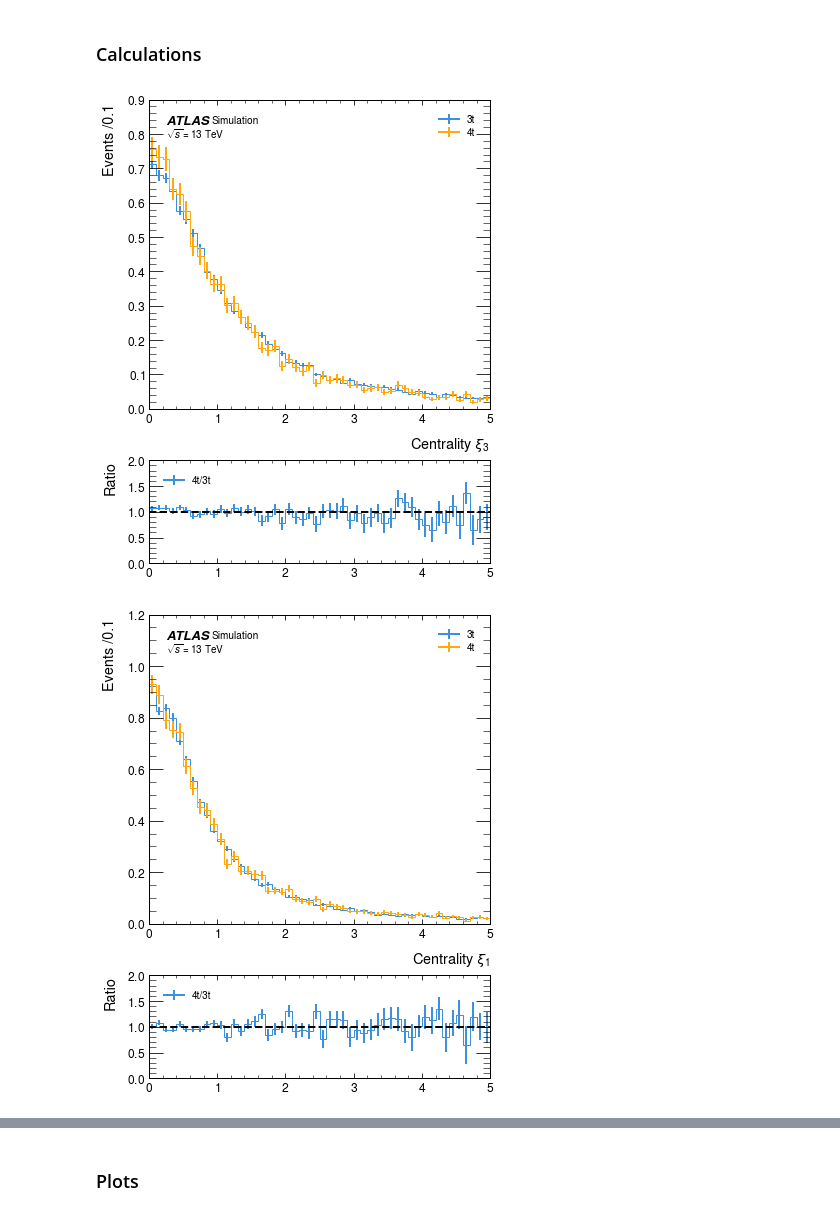
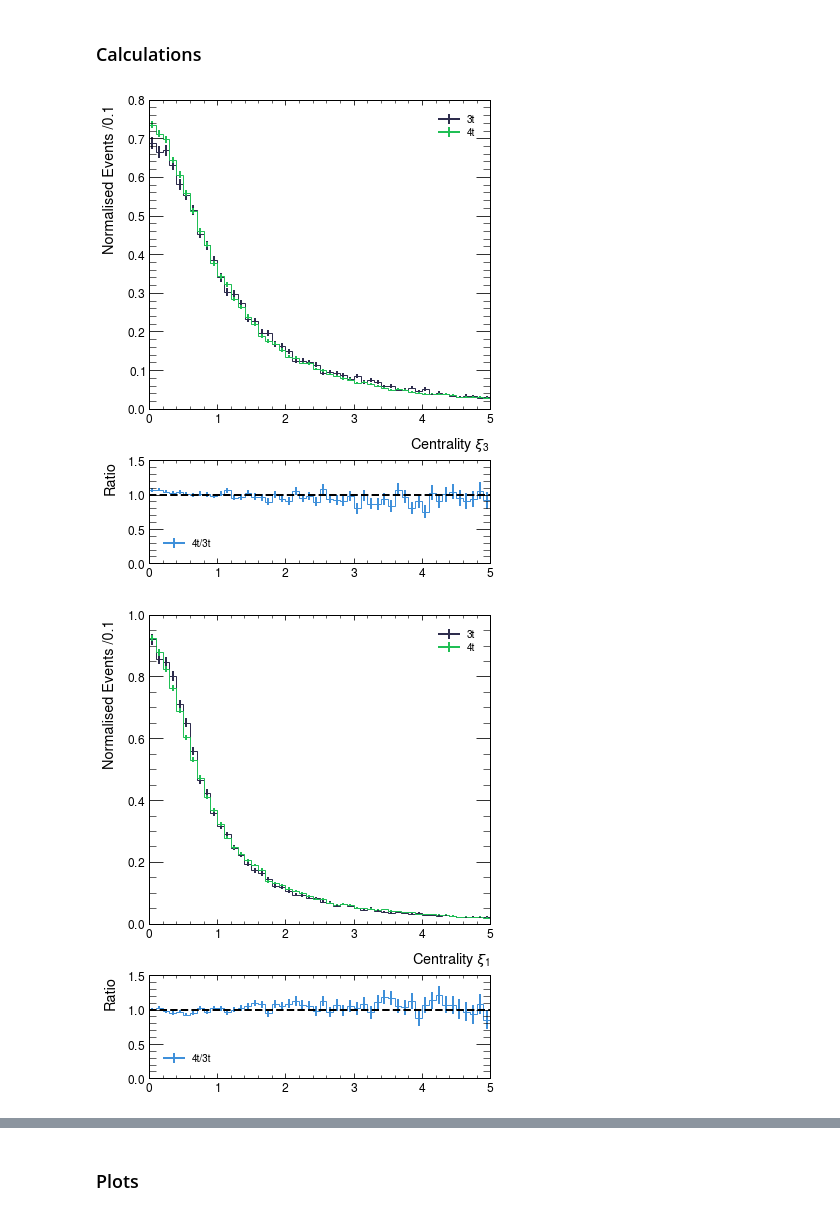
Before and after one commit to archiebrooks02/MPHYS-4Top, a Jupyter notebook: final_matched_events.ipynb, the cells around one changed output, grey strips where cells are left out. Drawn from its saved outputs; the diff is of its cells as text; code cells hidden in the pictures.

```diff
--- a/final_matched_events.ipynb
+++ b/final_matched_events.ipynb
@@ -1367,0 +1358,2 @@ len(fm_truth_tops_4t_1L)
+# %%
+hep.style.use(hep.style.ATLAS)
@@ -1368,3 +1380,5 @@ len(fm_truth_tops_4t_1L)
+# %%
+hep.style.use(hep.style.ROOT)
 # %%
 fig, ax = plt.subplots(nrows = 1, ncols = 3, figsize = (24,8))
 histogram([fm_truth_tops_4t_1L[:,0].m, fm_truth_tops_4t_1L[:,1].m, fm_truth_tops_4t_1L[:,2].m, fm_truth_tops_4t_1L[:,3].m], 30, [r'$t_1$', r'$t_2$', r'$t_3$', r'$t_4$'], ax[0], density = False, x_units='GeV', set_range=(100,250), print_peak=True)
@@ -1764,8 +1780,8 @@ NameError: name 'plt' is not defined
 # %% [markdown]
 ## Partonic Variable Analysis
 # %%
-tops_4t = vector.zip({'pt':fm_reco_tops_4t_0L.pt,'eta':fm_reco_tops_4t_0L.eta,'phi':fm_reco_tops_4t_0L.phi, 'mass':172.76})
-tops_3t = vector.zip({'pt':fm_3t_0L.pt,'eta':fm_3t_0L.eta,'phi':fm_3t_0L.phi, 'mass':172.76})
+tops_4t = vector.zip({'pt':tm_reco_tops_4t_0L.pt,'eta':tm_reco_tops_4t_0L.eta,'phi':tm_reco_tops_4t_0L.phi, 'mass':tm_reco_tops_4t_0L.m})
+tops_3t = vector.zip({'pt':fm_reco_tops_3t_0L.pt,'eta':fm_reco_tops_3t_0L.eta,'phi':fm_reco_tops_3t_0L.phi, 'mass':fm_reco_tops_3t_0L.m})
 
 duos_4t = ak.combinations(tops_4t, 2, axis=1)
 duos_3t = ak.combinations(tops_3t, 2, axis=1)
@@ -1774,6 +1790,7 @@ duo_masses_4t = np.mean((duos_4t["0"]+duos_4t["1"]).m, axis=1)
 deltaphi_4t = np.mean(duos_4t["0"].deltaphi(duos_4t["1"]), axis=1)
 deltaR_4t = np.mean(duos_4t["0"].deltaR(duos_4t["1"]), axis=1)
 deltaeta_4t = np.mean(np.abs(duos_4t["0"].deltaeta(duos_4t["1"])), axis=1)
+
 deltapt_4t = np.mean((duos_4t["0"].pt - (duos_4t["1"]).pt), axis=1)
 
 duo_masses_3t = np.mean((duos_3t["0"]+duos_3t["1"]).m, axis=1)
@@ -1786,8 +1803,7 @@ deltapt_3t = np.mean((duos_3t["0"].pt - (duos_3t["1"]).pt), axis=1)
 # %%
 sorted_4t = tops_4t[ak.argsort(tops_4t.pt)]
 highest_pt_4t = sorted_4t[:,-1]
-second_highest_pt_4t = sorted_4t[:,-2]
-third_highest_pt_4t = sorted_4t[:,1]
+middle_pt_4t = sorted_4t[:,-2]
 lowest_pt_4t = sorted_4t[:,0]
 
 sorted_3t = tops_3t[ak.argsort(tops_3t.pt)]
@@ -1878,32 +1889,32 @@ low_delta_eta_3t = np.abs(middle_phi_3t.deltaeta(lowest_phi_3t))
 # %%
 def centrality(particle, reference_1, reference_2):
     return np.abs(particle.rapidity - 0.5*(reference_1.rapidity + reference_2.rapidity))/np.abs(reference_1.rapidity-reference_2.rapidity)
 
 centrality_1_3t = centrality(highest_pt_3t, middle_pt_3t, lowest_pt_3t)
 centrality_2_3t = centrality(middle_pt_3t, highest_pt_3t, lowest_pt_3t)
 centrality_3_3t = centrality(lowest_pt_3t, highest_pt_3t, middle_pt_3t)
 
-centrality_1_4t = centrality(highest_pt_4t, second_highest_pt_4t, third_highest_pt_4t)
-centrality_2_4t = centrality(second_highest_pt_4t, highest_pt_4t, third_highest_pt_4t)
-centrality_3_4t = centrality(third_highest_pt_4t, highest_pt_4t, second_highest_pt_4t)
+centrality_1_4t = centrality(highest_pt_4t, middle_pt_4t, lowest_pt_4t)
+centrality_2_4t = centrality(middle_pt_4t, highest_pt_4t, lowest_pt_4t)
+centrality_3_4t = centrality(lowest_pt_4t, highest_pt_4t, middle_pt_4t)
 
 fig, ax = plt.subplots(nrows = 2, ncols = 1, gridspec_kw={'height_ratios': [3,1]},figsize = (6,8))
 histogram([centrality_3_3t, centrality_3_4t], 50, ['3t', '4t'], ax[0], density = True, set_range=(0,5), ratio=True, ratio_axes=ax[1], x_units='')
 ax[0].set_xlabel(r'Centrality $\xi_3$')
 fig.subplots_adjust(hspace=0.25)
 plt.show()
 
 fig, ax = plt.subplots(nrows = 2, ncols = 1, gridspec_kw={'height_ratios': [3, 1]},figsize = (6,8))
 histogram([centrality_1_3t, centrality_1_4t], 50, ['3t', '4t'], ax[0], density = True, ratio=True, ratio_axes=ax[1], set_range=(0,5), x_units='')
 ax[0].set_xlabel(r'Centrality $\xi_1$')
 plt.subplots_adjust(hspace=0.25)
 plt.show()
 
 fig, ax = plt.subplots(nrows = 2, ncols = 1, gridspec_kw={'height_ratios': [3, 1]},figsize = (6,8))
 histogram([centrality_2_3t, centrality_2_4t], 50, ['3t', '4t'], ax[0], density = True, ratio=True, ratio_axes=ax[1], set_range=(0,5), x_units='')
 ax[0].set_xlabel(r'Centrality $\xi_2$')
 plt.subplots_adjust(hspace=0.25)
 plt.show()
 # %% [output]
-[figure, old version]
+[figure, new version]
-[figure, old version]
+[figure, new version]
```
Also changed, not shown: parts of 64 cells of this notebook, 1 other file.
